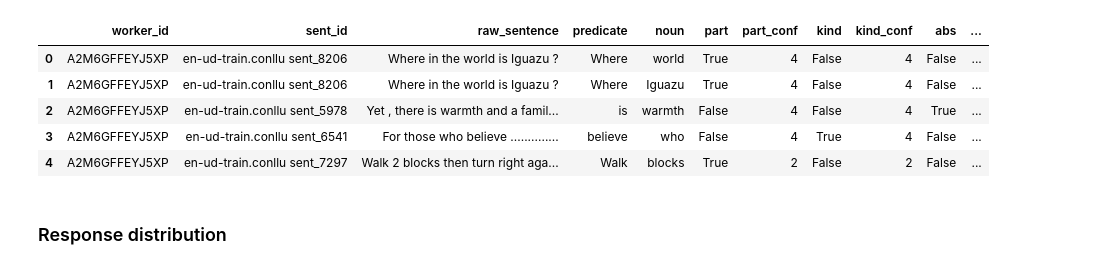
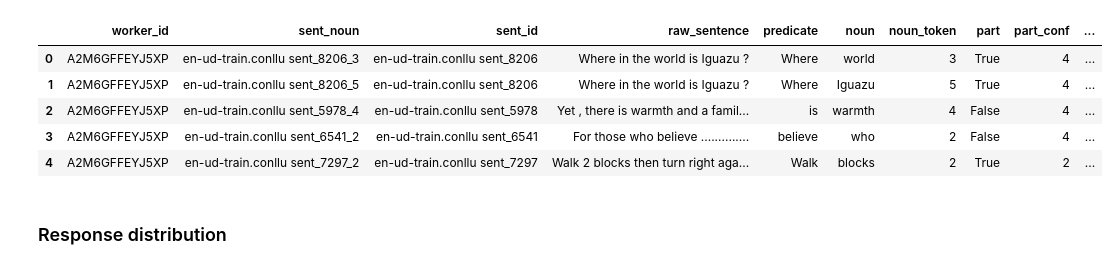
Before and after one commit to mdheller/factslab-protocols, a Jupyter notebook: genericity_protocol/Analysis_pilot.ipynb, the cells around one changed output. Cells and saved outputs as stored; diff of their text form; code cells hidden in the pictures.

```diff
--- a/genericity_protocol/Analysis_pilot.ipynb
+++ b/genericity_protocol/Analysis_pilot.ipynb
@@ -44,17 +47,19 @@ def extract_dataframe(data):
 # %%
 pilot_data = extract_dataframe(data)
 # Rearrange the columns
-cols = ['worker_id', 'sent_id', 'raw_sentence','predicate','noun','part','part_conf',
+cols = ['worker_id','sent_noun','sent_id', 'raw_sentence','predicate','noun','noun_token','part','part_conf',
         'kind','kind_conf','abs','abs_conf']
+pilot_data['sent_noun'] = pilot_data['sent_id'].map(lambda x : x) + "_" +\
+                           pilot_data['noun_token'].map(lambda x: str(x))
 pilot_data = pilot_data[cols]
 pilot_data.head()
 # %% [output]
-|  | worker_id | sent_id | raw_sentence | predicate | noun | part | part_conf | kind | kind_conf | abs | ... |
-| 0 | A2M6GFFEYJ5XP | en-ud-train.conllu sent_8206 | Where in the world is Iguazu ? | Where | world | True | 4 | False | 4 | False | ... |
-| 1 | A2M6GFFEYJ5XP | en-ud-train.conllu sent_8206 | Where in the world is Iguazu ? | Where | Iguazu | True | 4 | False | 4 | False | ... |
-| 2 | A2M6GFFEYJ5XP | en-ud-train.conllu sent_5978 | Yet , there is warmth and a famil... | is | warmth | False | 4 | False | 4 | True | ... |
-| 3 | A2M6GFFEYJ5XP | en-ud-train.conllu sent_6541 | For those who believe .............. | believe | who | False | 4 | True | 4 | False | ... |
-| 4 | A2M6GFFEYJ5XP | en-ud-train.conllu sent_7297 | Walk 2 blocks then turn right aga... | Walk | blocks | True | 2 | False | 2 | False | ... |
+|  | worker_id | sent_noun | sent_id | raw_sentence | predicate | noun | noun_token | part | part_conf | ... |
+| 0 | A2M6GFFEYJ5XP | en-ud-train.conllu sent_8206_3 | en-ud-train.conllu sent_8206 | Where in the world is Iguazu ? | Where | world | 3 | True | 4 | ... |
+| 1 | A2M6GFFEYJ5XP | en-ud-train.conllu sent_8206_5 | en-ud-train.conllu sent_8206 | Where in the world is Iguazu ? | Where | Iguazu | 5 | True | 4 | ... |
+| 2 | A2M6GFFEYJ5XP | en-ud-train.conllu sent_5978_4 | en-ud-train.conllu sent_5978 | Yet , there is warmth and a famil... | is | warmth | 4 | False | 4 | ... |
+| 3 | A2M6GFFEYJ5XP | en-ud-train.conllu sent_6541_2 | en-ud-train.conllu sent_6541 | For those who believe .............. | believe | who | 2 | False | 4 | ... |
+| 4 | A2M6GFFEYJ5XP | en-ud-train.conllu sent_7297_2 | en-ud-train.conllu sent_7297 | Walk 2 blocks then turn right aga... | Walk | blocks | 2 | True | 2 | ... |
 # %% [markdown]
 ### Response distribution
 # %%
```
Also changed, not shown: parts of 8 cells of this notebook.
